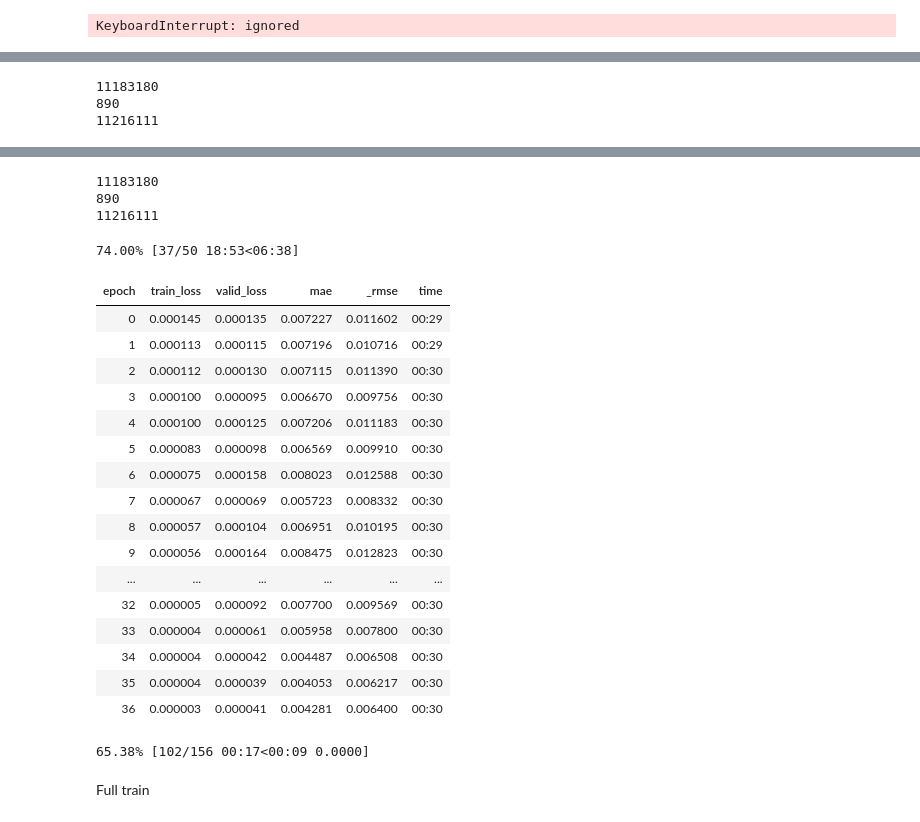
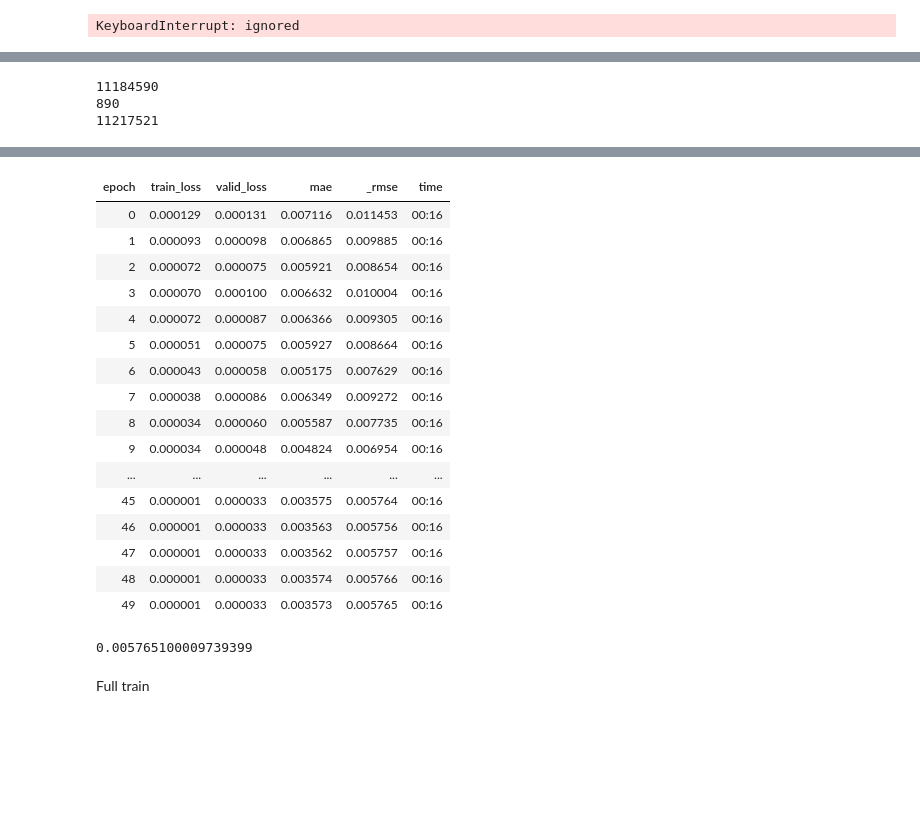
Before and after one commit to ThomasBourgeois/napoleon, a Jupyter notebook: dl.ipynb, the cells around one changed output, grey strips where cells are left out. Cells and saved outputs as stored; diff of their text form; code cells hidden in the pictures; blank space fills up the shorter version.

```diff
--- a/dl.ipynb
+++ b/dl.ipynb
@@ -265,13 +306,14 @@ from bayes_opt import BayesianOptimization
 
 def build_multi_learn(nf = 32, depth=6, ks=12, c_out_ict=5, n_out_tab=2, lyrs_tab_n=2,
             lyrs_tab_v=20, lin_ftrs_n=3, lin_ftrs_v=20, conv_dropout=0.,
-            fc_dropout_multi=0., fc_dropout_ict=0., bn=True, bottleneck=True, verbose=False, **kwargs):
+            fc_dropout_multi=0., fc_dropout_ict=0., bn=True, residual=True, sa=False, se=None, bottleneck=True,
+            padding='causal', verbose=False, **kwargs):
   random_seed(seed, True)
   lyrs_tab = [lyrs_tab_v for i in range(lyrs_tab_n)]
   lin_ftrs = [lin_ftrs_v for i in range(lin_ftrs_n)]
   ts_model = build_ts_model(InceptionTimePlus, dls=dls_ts, c_in=n_features, c_out=c_out_ict,
                             arch_config=dict(nf=nf, depth=depth, fc_dropout=fc_dropout_ict, bn=bn, conv_dropout=conv_dropout,
-                                            ks=ks, bottleneck=bottleneck))
+                                            ks=ks, residual=residual, sa=sa, se=se, padding=padding, bottleneck=bottleneck))
 
   tab_model = build_tabular_model(TabModel, n_out= n_out_tab, layers=lyrs_tab, dls=dls_tab, arch_config=dict(skip=True))
 
@@ -293,11 +335,16 @@ def run_cycle(lr=1e-3, n_epoch=50, **kwargs):
   learn.fit_one_cycle(n_epoch, lr)
   return learn.final_record[-1], learn
 
-def f(**kwargs):
+def convert(kwargs):
   for k, v in kwargs.items():
     kwargs[k] = int(v)
-  kwargs['bn'] = bool(kwargs['bn'])
-  lr = best_lr(**kwargs)
+    if k in ['bn', 'residual', 'sa', 'se']:
+      kwargs[k] = bool(kwargs[k])
+    return kwargs
+
+def f(**kwargs):
+  kwargs = convert(kwargs)
+  lr = best_lr(verbose=True, **kwargs)
   return run_cycle(lr=lr, **kwargs)[0]
 # %%
 # Bounded region of parameter space
@@ -433,50 +479,46 @@ str(pd.Timestamp.now()).replace('.', '-').replace(':', '-')
 # %%
 kwargs = {"bn": 1.500288629889935,
           "c_out_ict": 10.910888711251957,
           "conv_dropout": 0.29926626175193577,
           "depth": 6.963107944450837,
           "fc_dropout_ict": 0.23678379853544654,
           "fc_dropout_multi": 0.030967801973292606,
           "ks": 17.374722314110862,
           "lin_ftrs_n": 5.634382012372383,
           "lin_ftrs_v": 30.552990386157564,
           "lyrs_tab_n": 3.4388766929317436,
           "lyrs_tab_v": 19.102000048279436,
           "n_out_tab": 2.0968347893514854,
           "nf": 235.7671065879782,
           'n_epoch':50}
 #for k, v in kwargs.items():
 #  kwargs[k] = int(v)
 #kwargs['bn'] = bool(kwargs['bn'])
 #build_multi_learn(verbose=True, **kwargs)
-_, learn = f(**kwargs, verbose=True)
+f(**kwargs)
 # %% [output]
-11183180
+11184590
 890
-11216111
+11217521
 [interactive output not drawn]
+| epoch | train_loss | valid_loss | mae | _rmse | time |
+| 0 | 0.000129 | 0.000131 | 0.007116 | 0.011453 | 00:16 |
+| 1 | 0.000093 | 0.000098 | 0.006865 | 0.009885 | 00:16 |
+| 2 | 0.000072 | 0.000075 | 0.005921 | 0.008654 | 00:16 |
+| 3 | 0.000070 | 0.000100 | 0.006632 | 0.010004 | 00:16 |
+| 4 | 0.000072 | 0.000087 | 0.006366 | 0.009305 | 00:16 |
+| 5 | 0.000051 | 0.000075 | 0.005927 | 0.008664 | 00:16 |
+| 6 | 0.000043 | 0.000058 | 0.005175 | 0.007629 | 00:16 |
+| 7 | 0.000038 | 0.000086 | 0.006349 | 0.009272 | 00:16 |
+| 8 | 0.000034 | 0.000060 | 0.005587 | 0.007735 | 00:16 |
+| 9 | 0.000034 | 0.000048 | 0.004824 | 0.006954 | 00:16 |
+| ... | ... | ... | ... | ... | ... |
+| 45 | 0.000001 | 0.000033 | 0.003575 | 0.005764 | 00:16 |
+| 46 | 0.000001 | 0.000033 | 0.003563 | 0.005756 | 00:16 |
+| 47 | 0.000001 | 0.000033 | 0.003562 | 0.005757 | 00:16 |
+| 48 | 0.000001 | 0.000033 | 0.003574 | 0.005766 | 00:16 |
+| 49 | 0.000001 | 0.000033 | 0.003573 | 0.005765 | 00:16 |
-11183180
-890
-11216111
+0.005765100009739399
-74.00% [37/50 18:53<06:38]
-| epoch | train_loss | valid_loss | mae | _rmse | time |
-| 0 | 0.000145 | 0.000135 | 0.007227 | 0.011602 | 00:29 |
-| 1 | 0.000113 | 0.000115 | 0.007196 | 0.010716 | 00:29 |
-| 2 | 0.000112 | 0.000130 | 0.007115 | 0.011390 | 00:30 |
-| 3 | 0.000100 | 0.000095 | 0.006670 | 0.009756 | 00:30 |
-| 4 | 0.000100 | 0.000125 | 0.007206 | 0.011183 | 00:30 |
-| 5 | 0.000083 | 0.000098 | 0.006569 | 0.009910 | 00:30 |
-| 6 | 0.000075 | 0.000158 | 0.008023 | 0.012588 | 00:30 |
-| 7 | 0.000067 | 0.000069 | 0.005723 | 0.008332 | 00:30 |
-| 8 | 0.000057 | 0.000104 | 0.006951 | 0.010195 | 00:30 |
-| 9 | 0.000056 | 0.000164 | 0.008475 | 0.012823 | 00:30 |
-| ... | ... | ... | ... | ... | ... |
-| 32 | 0.000005 | 0.000092 | 0.007700 | 0.009569 | 00:30 |
-| 33 | 0.000004 | 0.000061 | 0.005958 | 0.007800 | 00:30 |
-| 34 | 0.000004 | 0.000042 | 0.004487 | 0.006508 | 00:30 |
-| 35 | 0.000004 | 0.000039 | 0.004053 | 0.006217 | 00:30 |
-| 36 | 0.000003 | 0.000041 | 0.004281 | 0.006400 | 00:30 |
-65.38% [102/156 00:17<00:09 0.0000]
 # %% [markdown]
 Full train
 # %%
```
Also changed, not shown: parts of 9 cells of this notebook.
